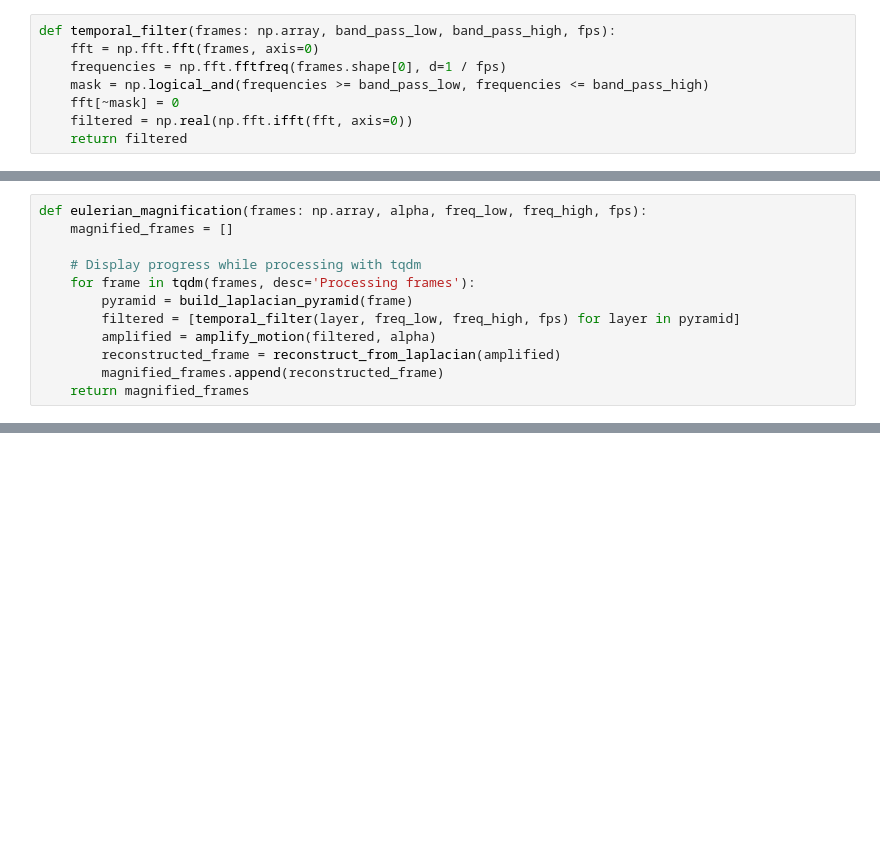
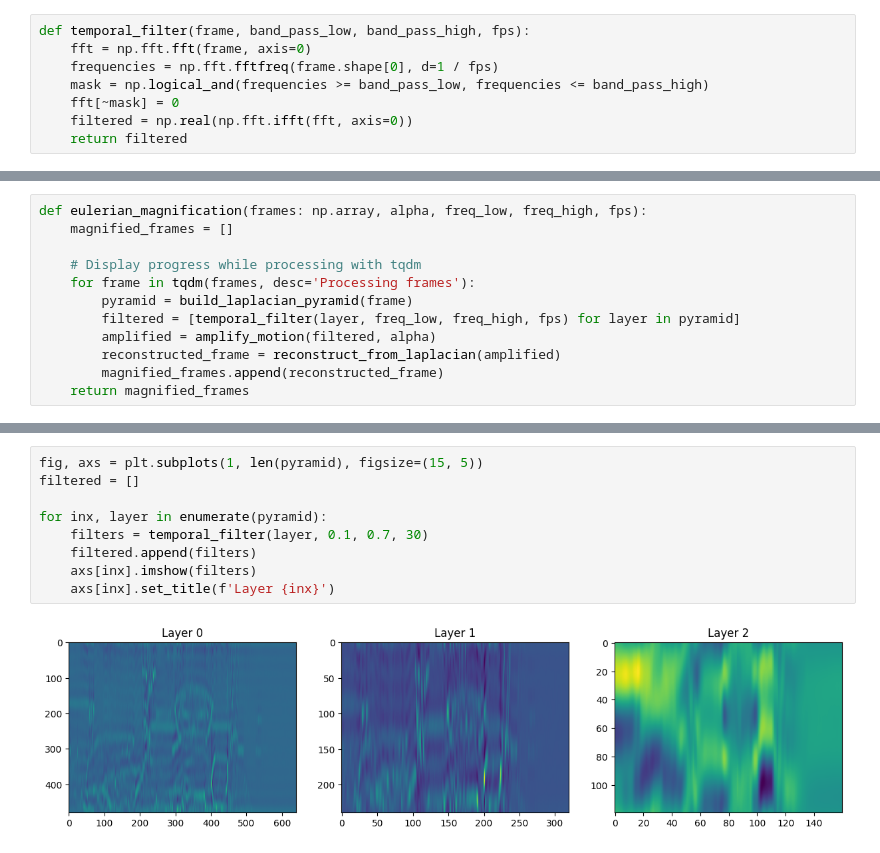
Before and after one commit to pzierahn/respiration, a Jupyter notebook: notebooks/hermite_reconstruction.ipynb, the cells around one changed output, grey strips where cells are left out. Cells and saved outputs as stored; diff of their text form; blank space fills up the shorter version.

```diff
--- a/notebooks/hermite_reconstruction.ipynb
+++ b/notebooks/hermite_reconstruction.ipynb
@@ -33,9 +35,9 @@ def build_laplacian_pyramid(frame, levels=3):
     pyramid.append(current_frame)
     return pyramid
 # %%
-def temporal_filter(frames: np.array, band_pass_low, band_pass_high, fps):
-    fft = np.fft.fft(frames, axis=0)
-    frequencies = np.fft.fftfreq(frames.shape[0], d=1 / fps)
+def temporal_filter(frame, band_pass_low, band_pass_high, fps):
+    fft = np.fft.fft(frame, axis=0)
+    frequencies = np.fft.fftfreq(frame.shape[0], d=1 / fps)
     mask = np.logical_and(frequencies >= band_pass_low, frequencies <= band_pass_high)
     fft[~mask] = 0
     filtered = np.real(np.fft.ifft(fft, axis=0))
@@ -72,0 +107,11 @@ magnified_frames = eulerian_magnification(frames, 10, 0.4, 3, 30)
+# %%
+fig, axs = plt.subplots(1, len(pyramid), figsize=(15, 5))
+filtered = []
+
+for inx, layer in enumerate(pyramid):
+    filters = temporal_filter(layer, 0.1, 0.7, 30)
+    filtered.append(filters)
+    axs[inx].imshow(filters)
+    axs[inx].set_title(f'Layer {inx}')
+# %% [output]
+[figure, added]
```
Also changed, not shown: parts of 9 cells of this notebook.
